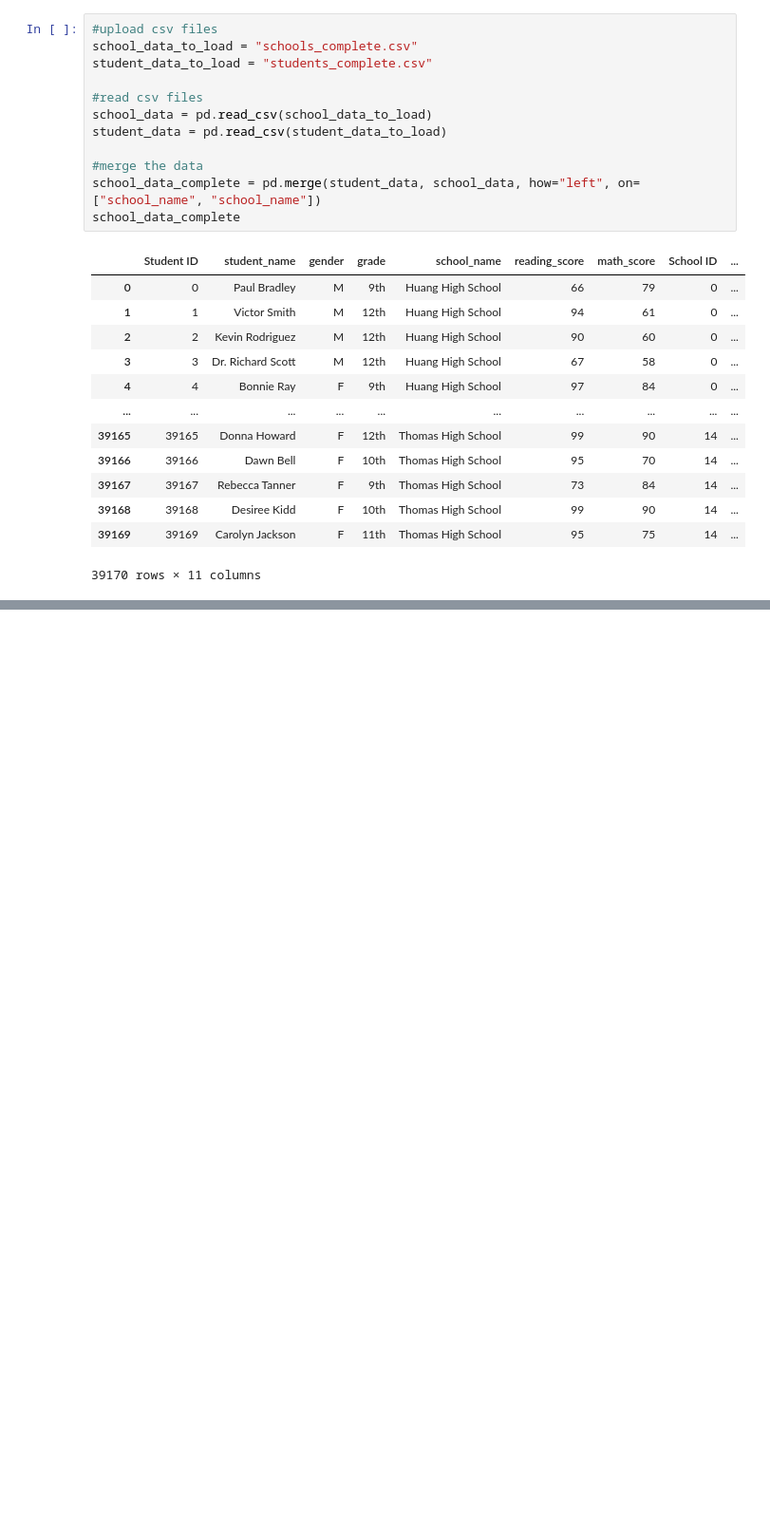
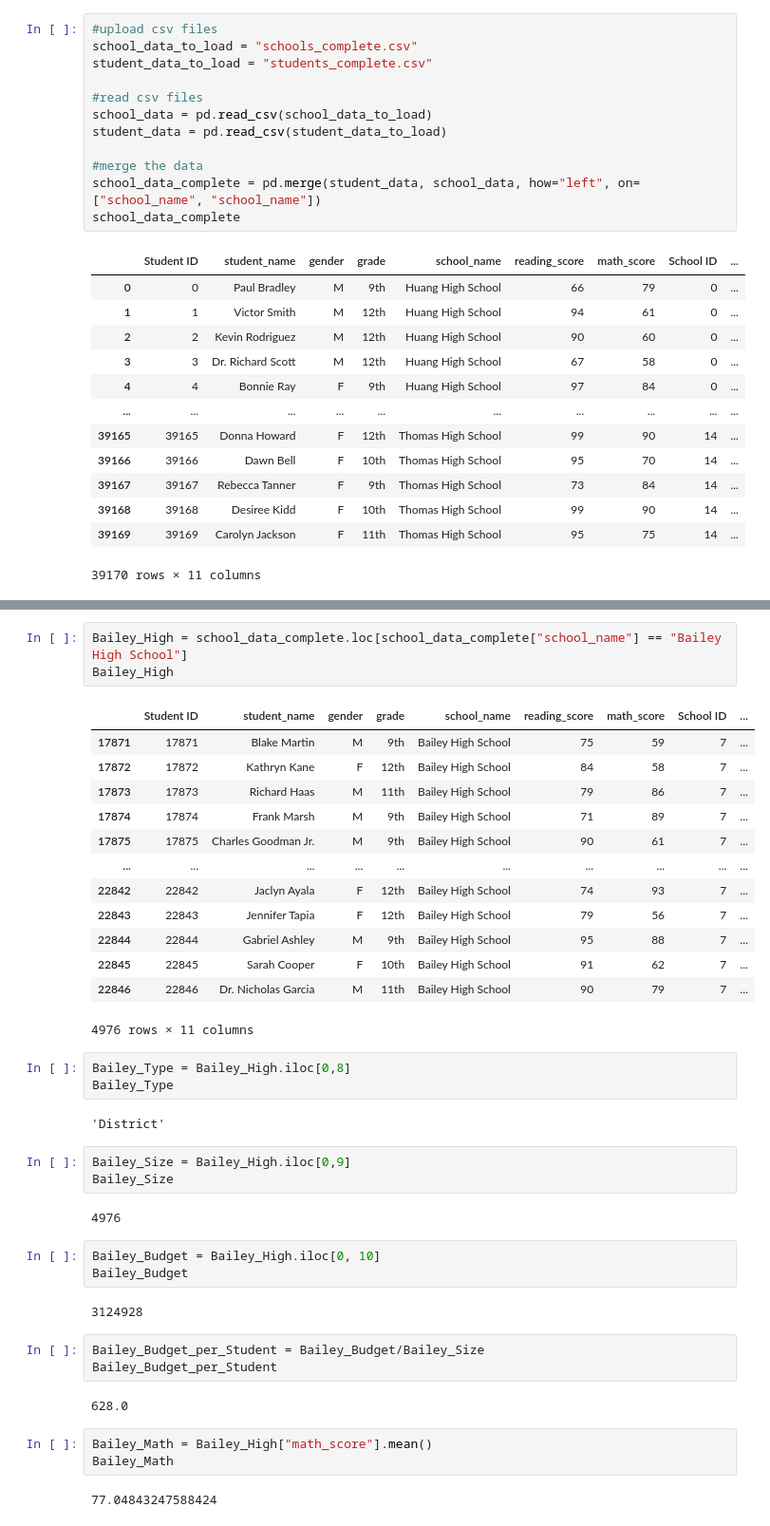
Before and after one commit to marcum531/pandas-challenge, a Jupyter notebook: PyCitySchools/PyCitySchools.ipynb, the cells around one changed output, grey strips where cells are left out. Shown at 95% size. Drawn from its saved outputs; the diff is of its cells as text; blank space fills up the shorter version.

```diff
--- a/PyCitySchools/PyCitySchools.ipynb
+++ b/PyCitySchools/PyCitySchools.ipynb
@@ -142,0 +178,42 @@ School_data
+# %%
+Bailey_High = school_data_complete.loc[school_data_complete["school_name"] == "Bailey High School"]
+Bailey_High
+# %% [output]
+|  | Student ID | student_name | gender | grade | school_name | reading_score | math_score | School ID | ... |
+| 17871 | 17871 | Blake Martin | M | 9th | Bailey High School | 75 | 59 | 7 | ... |
+| 17872 | 17872 | Kathryn Kane | F | 12th | Bailey High School | 84 | 58 | 7 | ... |
+| 17873 | 17873 | Richard Haas | M | 11th | Bailey High School | 79 | 86 | 7 | ... |
+| 17874 | 17874 | Frank Marsh | M | 9th | Bailey High School | 71 | 89 | 7 | ... |
+| 17875 | 17875 | Charles Goodman Jr. | M | 9th | Bailey High School | 90 | 61 | 7 | ... |
+| ... | ... | ... | ... | ... | ... | ... | ... | ... | ... |
+| 22842 | 22842 | Jaclyn Ayala | F | 12th | Bailey High School | 74 | 93 | 7 | ... |
+| 22843 | 22843 | Jennifer Tapia | F | 12th | Bailey High School | 79 | 56 | 7 | ... |
+| 22844 | 22844 | Gabriel Ashley | M | 9th | Bailey High School | 95 | 88 | 7 | ... |
+| 22845 | 22845 | Sarah Cooper | F | 10th | Bailey High School | 91 | 62 | 7 | ... |
+| 22846 | 22846 | Dr. Nicholas Garcia | M | 11th | Bailey High School | 90 | 79 | 7 | ... |
+4976 rows × 11 columns
+# %%
+Bailey_Type = Bailey_High.iloc[0,8]
+Bailey_Type
+# %% [output]
+'District'
+# %%
+Bailey_Size = Bailey_High.iloc[0,9]
+Bailey_Size
+# %% [output]
+4976
+# %%
+Bailey_Budget = Bailey_High.iloc[0, 10]
+Bailey_Budget
+# %% [output]
+3124928
+# %%
+Bailey_Budget_per_Student = Bailey_Budget/Bailey_Size
+Bailey_Budget_per_Student
+# %% [output]
+628.0
+# %%
+Bailey_Math = Bailey_High["math_score"].mean()
+Bailey_Math
+# %% [output]
+77.04843247588424
```
Also changed, not shown: parts of 33 cells of this notebook.
